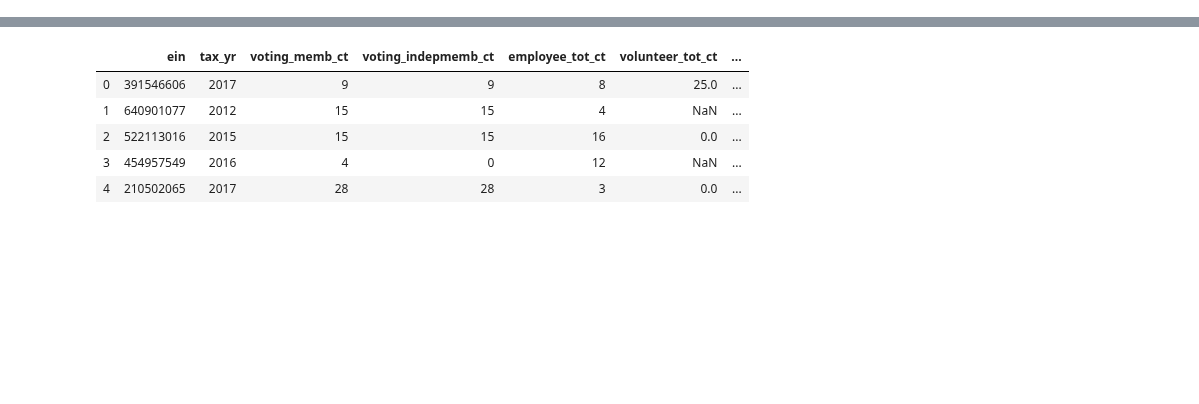
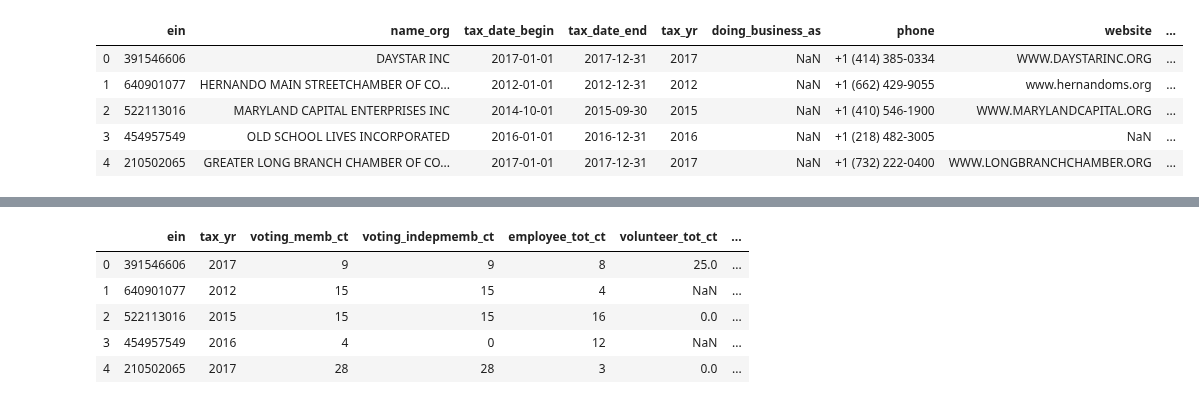
Before and after one commit to mrkjhsn/Not_for_Profit_Compensation_Modeling, a Jupyter notebook: governance_data_prep.ipynb, the cells around one changed output, grey strips where cells are left out. Saved outputs shown, nothing was run; the diff lists cells and outputs as text; code cells hidden in the pictures; blank space fills up the shorter version.

```diff
--- a/governance_data_prep.ipynb
+++ b/governance_data_prep.ipynb
@@ -15,3 +4,15 @@ Select governance features
 # %%
 import pandas as pd
 pd.set_option('display.max_columns', None)
+# %%
+# examine all fields
+df_all_fields = pd.read_csv('data_sets/Open990_Governance_Snack_Set_Public_2019-01-15.csv', nrows=5)
+# %%
+df_all_fields.head()
+# %% [output]
+|  | ein | name_org | tax_date_begin | tax_date_end | tax_yr | doing_business_as | phone | website | ... |
+| 0 | 391546606 | DAYSTAR INC | 2017-01-01 | 2017-12-31 | 2017 | NaN | +1 (414) 385-0334 | WWW.DAYSTARINC.ORG | ... |
+| 1 | 640901077 | HERNANDO MAIN STREETCHAMBER OF CO... | 2012-01-01 | 2012-12-31 | 2012 | NaN | +1 (662) 429-9055 | www.hernandoms.org | ... |
+| 2 | 522113016 | MARYLAND CAPITAL ENTERPRISES INC | 2014-10-01 | 2015-09-30 | 2015 | NaN | +1 (410) 546-1900 | WWW.MARYLANDCAPITAL.ORG | ... |
+| 3 | 454957549 | OLD SCHOOL LIVES INCORPORATED | 2016-01-01 | 2016-12-31 | 2016 | NaN | +1 (218) 482-3005 | NaN | ... |
+| 4 | 210502065 | GREATER LONG BRANCH CHAMBER OF CO... | 2017-01-01 | 2017-12-31 | 2017 | NaN | +1 (732) 222-0400 | WWW.LONGBRANCHCHAMBER.ORG | ... |
```
Also changed, not shown: parts of 21 cells of this notebook.
